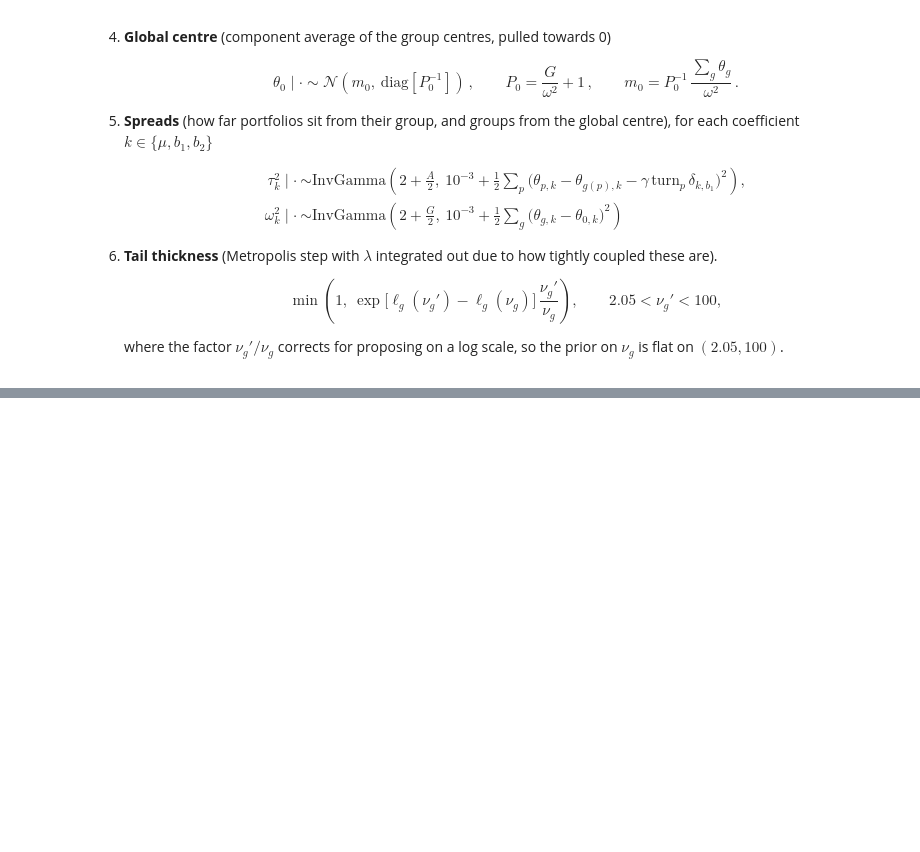
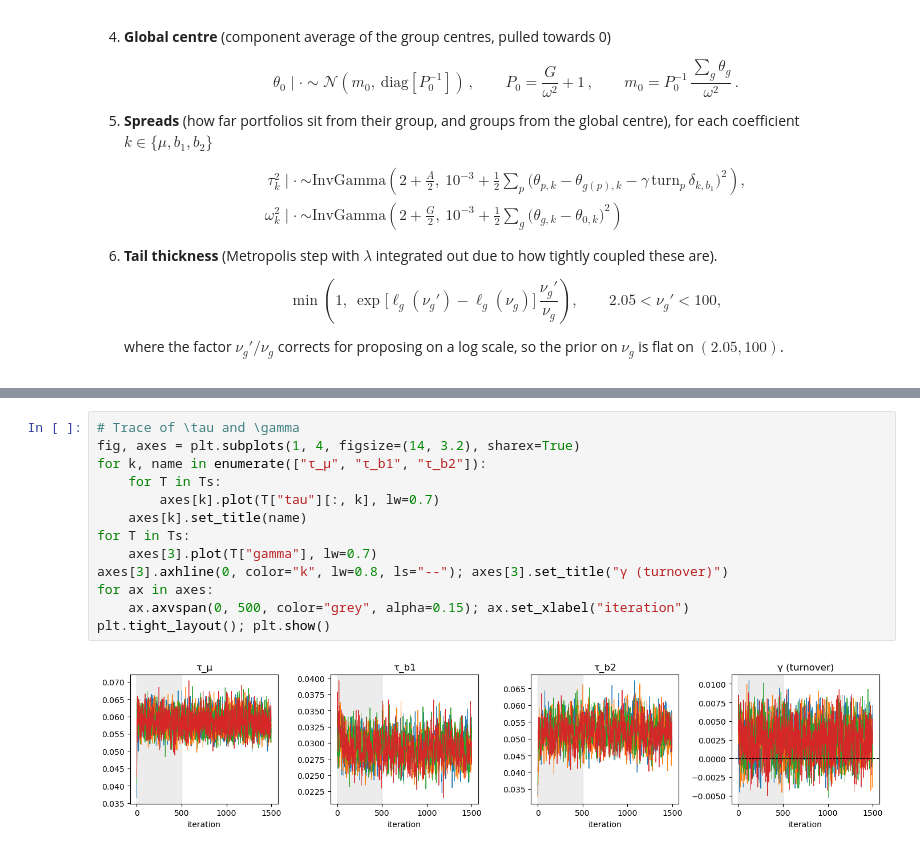
Before and after one commit to MarcoGaloppo/qrt-hierarchical-bayes, a Jupyter notebook: BaysianHierarchicalApproach.ipynb, the cells around one changed output, grey strips where cells are left out. Saved outputs shown, nothing was run; the diff lists cells and outputs as text; blank space fills up the shorter version.

```diff
--- a/BaysianHierarchicalApproach.ipynb
+++ b/BaysianHierarchicalApproach.ipynb
@@ -750,0 +811,15 @@ iter 500: nu [6.6 7.  8.4 7.1] | b1_g [0.067 0.073 0.047 0.071] | tau [0.063 0.0
+# %%
+# Trace of \tau and \gamma
+fig, axes = plt.subplots(1, 4, figsize=(14, 3.2), sharex=True)
+for k, name in enumerate(["τ_μ", "τ_b1", "τ_b2"]):
+    for T in Ts:
+        axes[k].plot(T["tau"][:, k], lw=0.7)
+    axes[k].set_title(name)
+for T in Ts:
+    axes[3].plot(T["gamma"], lw=0.7)
+axes[3].axhline(0, color="k", lw=0.8, ls="--"); axes[3].set_title("γ (turnover)")
+for ax in axes:
+    ax.axvspan(0, 500, color="grey", alpha=0.15); ax.set_xlabel("iteration")
+plt.tight_layout(); plt.show()
+# %% [output]
+[figure, added]
```
Also changed, not shown: parts of 15 cells of this notebook.
